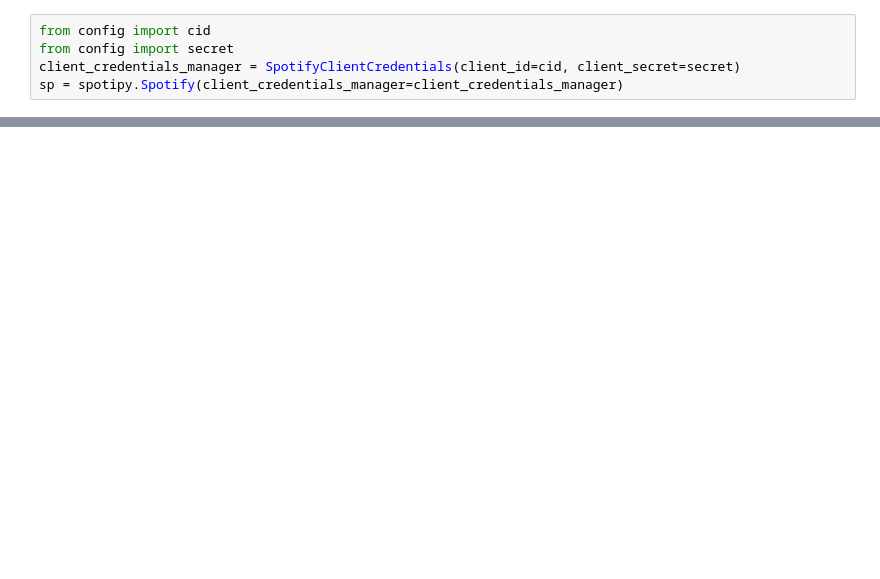
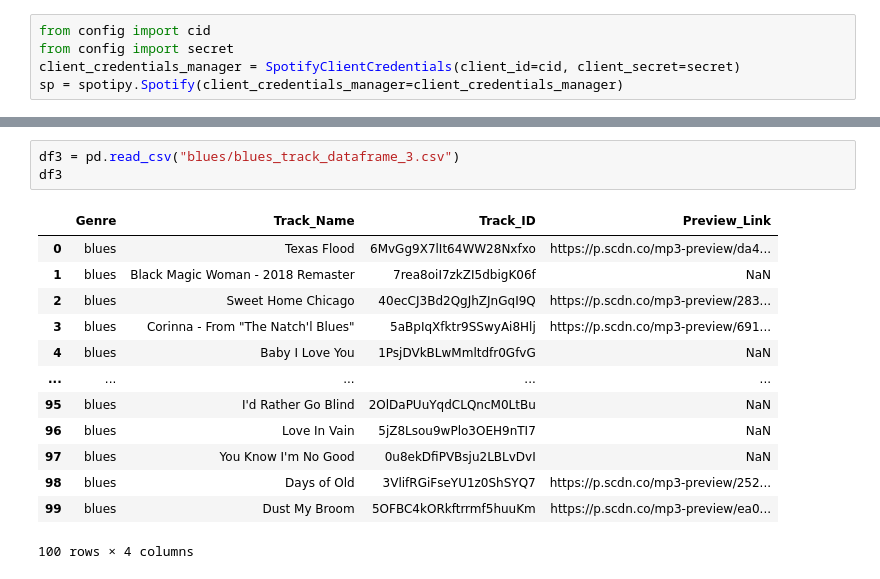
Before and after one commit to KathrynPanger/classify-spotify, a Jupyter notebook: caitlin/blues_classical_country.ipynb, the cells around one changed output, grey strips where cells are left out. Drawn from its saved outputs; the diff is of its cells as text; blank space fills up the shorter version.

```diff
--- a/caitlin/blues_classical_country.ipynb
+++ b/caitlin/blues_classical_country.ipynb
@@ -59,0 +76,17 @@ tracks_df
+# %%
+df3 = pd.read_csv("blues/blues_track_dataframe_3.csv")
+df3
+# %% [output]
+|  | Genre | Track_Name | Track_ID | Preview_Link |
+| 0 | blues | Texas Flood | 6MvGg9X7lIt64WW28Nxfxo | https://p.scdn.co/mp3-preview/da4... |
+| 1 | blues | Black Magic Woman - 2018 Remaster | 7rea8oiI7zkZI5dbigK06f | NaN |
+| 2 | blues | Sweet Home Chicago | 40ecCJ3Bd2QgJhZJnGqI9Q | https://p.scdn.co/mp3-preview/283... |
+| 3 | blues | Corinna - From "The Natch'l Blues" | 5aBpIqXfktr9SSwyAi8Hlj | https://p.scdn.co/mp3-preview/691... |
+| 4 | blues | Baby I Love You | 1PsjDVkBLwMmltdfr0GfvG | NaN |
+| ... | ... | ... | ... | ... |
+| 95 | blues | I'd Rather Go Blind | 2OlDaPUuYqdCLQncM0LtBu | NaN |
+| 96 | blues | Love In Vain | 5jZ8Lsou9wPlo3OEH9nTI7 | NaN |
+| 97 | blues | You Know I'm No Good | 0u8ekDfiPVBsju2LBLvDvI | NaN |
+| 98 | blues | Days of Old | 3VlifRGiFseYU1z0ShSYQ7 | https://p.scdn.co/mp3-preview/252... |
+| 99 | blues | Dust My Broom | 5OFBC4kORkftrrmf5huuKm | https://p.scdn.co/mp3-preview/ea0... |
+100 rows × 4 columns
```
Also changed, not shown: parts of 15 cells of this notebook, 7 other files.
